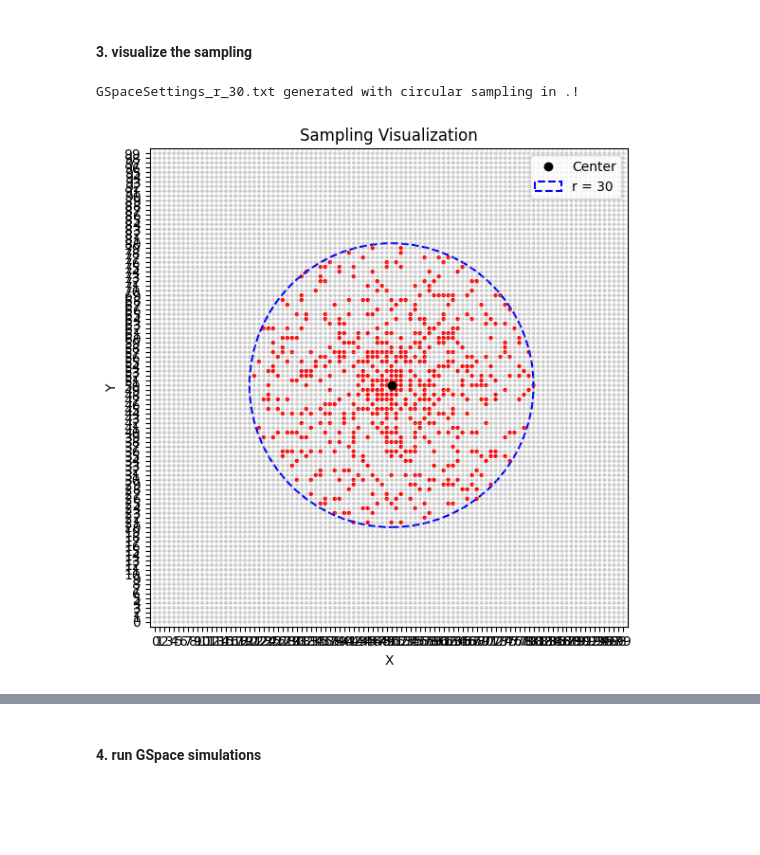
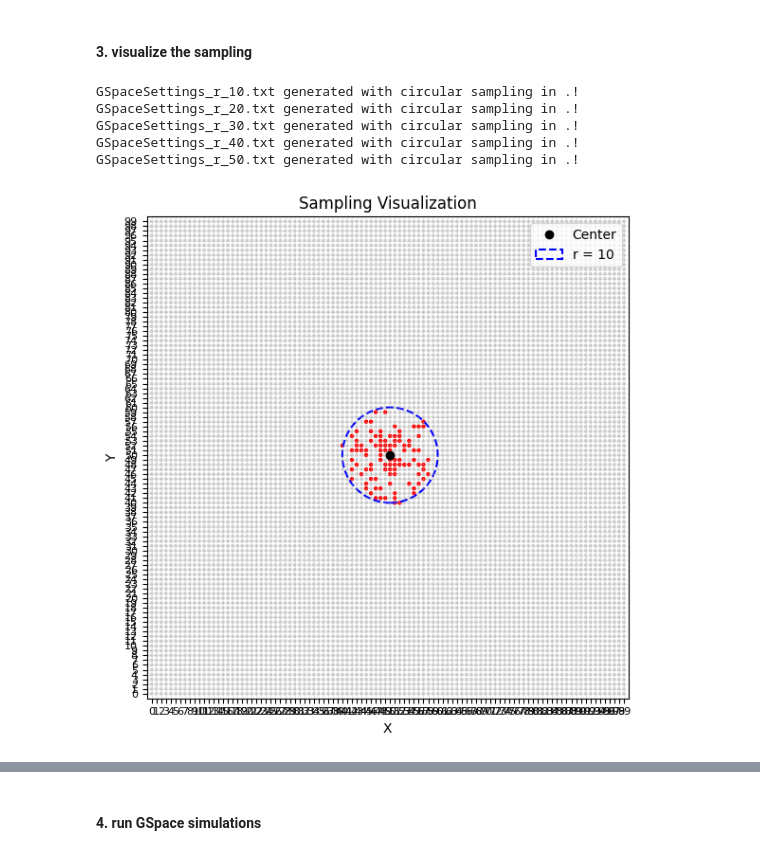
Before and after one commit to rayaneaitallaoua/Pathogen_Dispersal_Rate_Estimation, a Jupyter notebook: BEAST_dispersal_rate_analysis_circular_sample.ipynb, the cells around one changed output, grey strips where cells are left out. Drawn from its saved outputs; the diff is of its cells as text; code cells hidden in the pictures; blank space fills up the shorter version.

```diff
--- a/BEAST_dispersal_rate_analysis_circular_sample.ipynb
+++ b/BEAST_dispersal_rate_analysis_circular_sample.ipynb
@@ -28,7 +28,7 @@ from utils.beast_utils import *
 from utils.misc_utils import *
 
 g_mutation_rate=0.00001
-radii = [1, 10, 50, 100]
+radii = [10, 20, 30, 40, 50]
 # %% [markdown]
 #### 1. Set the working directory
 
@@ -40,8 +41,8 @@ Moved into 'Tests' directory. Current working directory: /Users/ayoubrayaneaital
 # %% [markdown]
 #### 2. generate GSpace Settings.txt with variable radii
 # %%
-#for radius in radii:
-generate_gspace_settings_circular_sample(r=50, mutation_rate=g_mutation_rate)
+for radius in radii:
+    generate_gspace_settings_circular_sample(r=50, mutation_rate=g_mutation_rate)
 # %% [output]
 GSpaceSettings_r_1.txt generated with circular sampling in .!
 GSpaceSettings_r_10.txt generated with circular sampling in .!
@@ -52,9 +53,14 @@ GSpaceSettings_r_100.txt generated with circular sampling in .!
 # %%
 lattice_size_x = 100
 lattice_size_y = 100
-r = 30
-data = generate_gspace_settings_circular_sample(lattice_size_x=lattice_size_x, lattice_size_y=lattice_size_y,r=r, mutation_rate=g_mutation_rate, num_sampled_nodes=100)
-plot_sampling(100,100,data,r)
+
+for radius in radii:
+    data = generate_gspace_settings_circular_sample(lattice_size_x=lattice_size_x, lattice_size_y=lattice_size_y,r=radius, mutation_rate=g_mutation_rate, num_sampled_nodes=100)
+    plot_sampling(100,100,data,radius)
 # %% [output]
+GSpaceSettings_r_10.txt generated with circular sampling in .!
+GSpaceSettings_r_20.txt generated with circular sampling in .!
 GSpaceSettings_r_30.txt generated with circular sampling in .!
+GSpaceSettings_r_40.txt generated with circular sampling in .!
+GSpaceSettings_r_50.txt generated with circular sampling in .!
-[figure, old version]
+[figure, new version]
```
Also changed, not shown: parts of 2 cells of this notebook, 3 other files.
